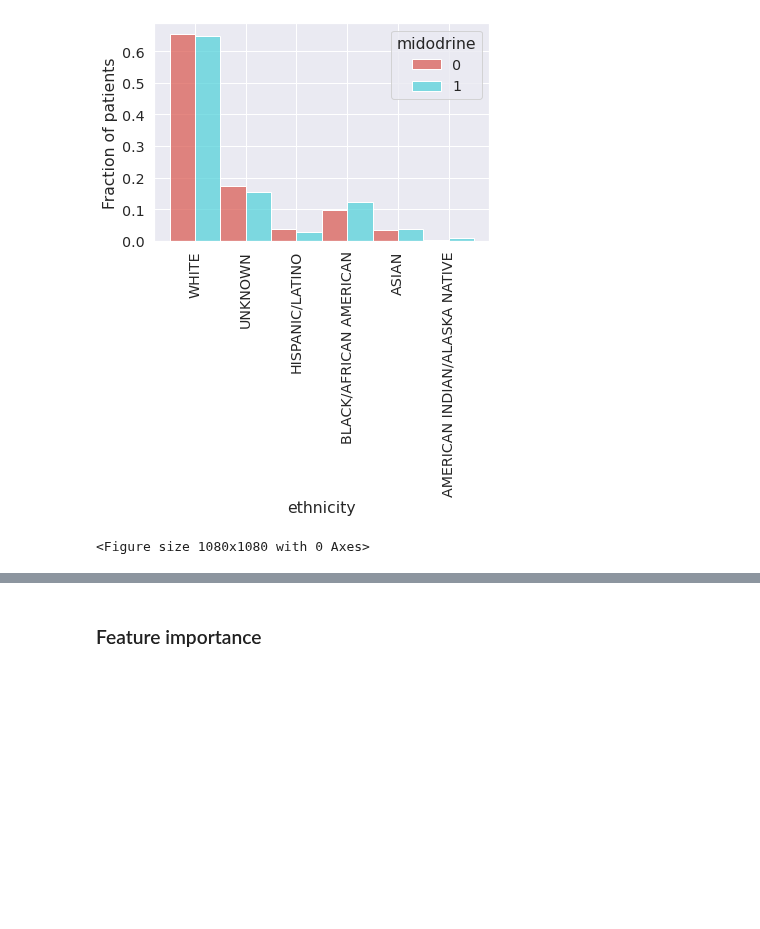
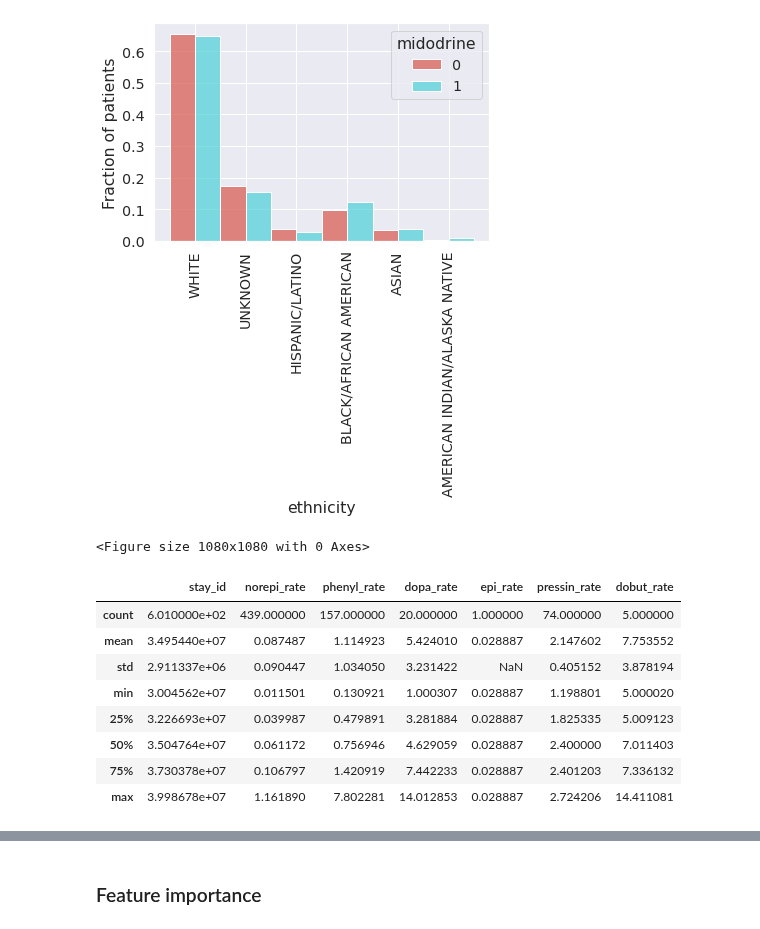
Before and after one commit to Jarvis-BITS/midodrine-mimic-iv, a Jupyter notebook: notebook/01a_feature_importance.ipynb, the cells around one changed output, grey strips where cells are left out. Drawn from its saved outputs; the diff is of its cells as text; code cells hidden in the pictures; blank space fills up the shorter version.

```diff
--- a/notebook/01a_feature_importance.ipynb
+++ b/notebook/01a_feature_importance.ipynb
@@ -112,3 +144,18 @@ plt.show()
 # %% [output]
 [figure]
 <Figure size 1080x1080 with 0 Axes>
+# %%
+mid_vaso_before = pd.read_csv('mid_vaso_before.csv')
+mid_vaso_after = pd.read_csv('mid_vaso_after.csv')
+# %%
+mid_vaso_before.describe()
+# %% [output]
+|  | stay_id | norepi_rate | phenyl_rate | dopa_rate | epi_rate | pressin_rate | dobut_rate |
+| count | 6.010000e+02 | 439.000000 | 157.000000 | 20.000000 | 1.000000 | 74.000000 | 5.000000 |
+| mean | 3.495440e+07 | 0.087487 | 1.114923 | 5.424010 | 0.028887 | 2.147602 | 7.753552 |
+| std | 2.911337e+06 | 0.090447 | 1.034050 | 3.231422 | NaN | 0.405152 | 3.878194 |
+| min | 3.004562e+07 | 0.011501 | 0.130921 | 1.000307 | 0.028887 | 1.198801 | 5.000020 |
+| 25% | 3.226693e+07 | 0.039987 | 0.479891 | 3.281884 | 0.028887 | 1.825335 | 5.009123 |
+| 50% | 3.504764e+07 | 0.061172 | 0.756946 | 4.629059 | 0.028887 | 2.400000 | 7.011403 |
+| 75% | 3.730378e+07 | 0.106797 | 1.420919 | 7.442233 | 0.028887 | 2.401203 | 7.336132 |
+| max | 3.998678e+07 | 1.161890 | 7.802281 | 14.012853 | 0.028887 | 2.724206 | 14.411081 |
```
Also changed, not shown: parts of 12 cells of this notebook.
